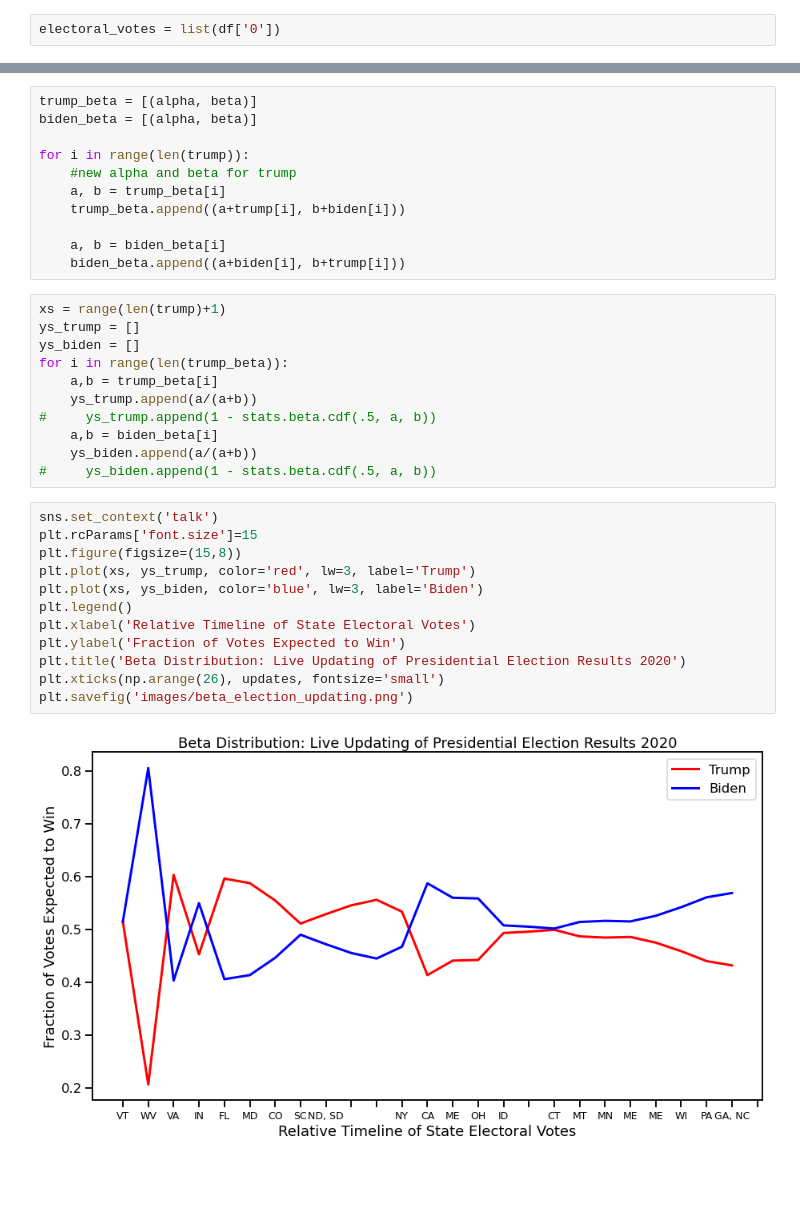
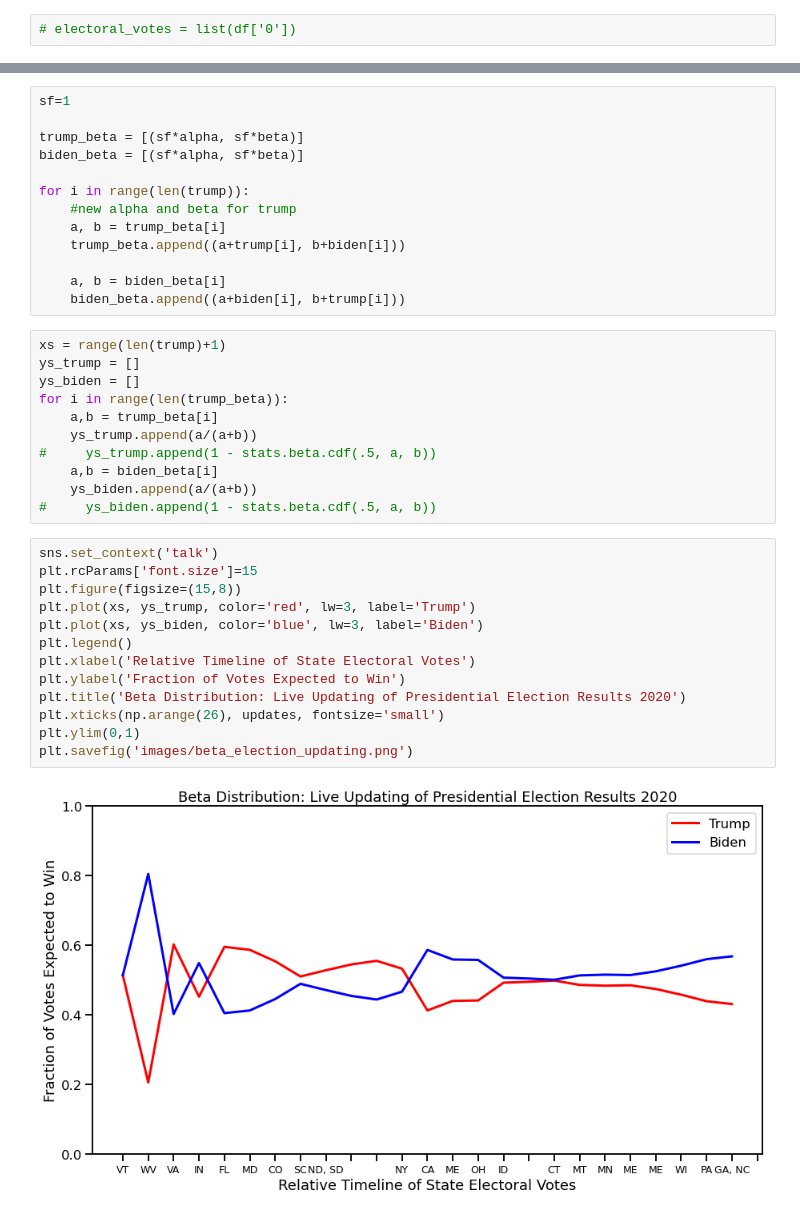
Before and after one commit to stlanier/presidential-beta-distributions, a Jupyter notebook: Beta Distribution of 2020 Election Data.ipynb, the cells around one changed output, grey strips where cells are left out. Drawn from its saved outputs; the diff is of its cells as text; blank space fills up the shorter version.

Commit message:
changed figure size

```diff
--- a/Beta Distribution of 2020 Election Data.ipynb
+++ b/Beta Distribution of 2020 Election Data.ipynb
@@ -134,5 +134,5 @@ df = pd.read_csv('data/presidential_election_data.csv', index_col='Unnamed: 0')
 # %%
-electoral_votes = list(df['0'])
+# electoral_votes = list(df['0'])
 # %%
 plt.hist(electoral_votes, bins='auto')
 # %% [output]
@@ -209,8 +210,10 @@ biden = [3, 0, 16-3, 0, 63-16, 77-63, 115-77, 0, 0, 0, 126-115, 205-126, 206-205
 trump = [0, 5, 13-5, 24-13, 90-24, 96-90, 120-96, 129-120, 138-129, 144-138, 0, 0, 162-144, 166-162, 204-166, 210-204, 213-210, 0, 0, 214-213, 0, 0, 0, 15+3]
 updates = ['VT', 'WV', 'VA', 'IN', 'FL', 'MD', 'CO', 'SC', 'ND, SD', '', '', 'NY', 'CA', 'ME', 'OH', 'ID', '', 'CT', 'MT', 'MN', 'ME', 'ME', 'WI', 'PA', 'GA, NC', '']
 # %%
-trump_beta = [(alpha, beta)]
-biden_beta = [(alpha, beta)]
+sf=1
+
+trump_beta = [(sf*alpha, sf*beta)]
+biden_beta = [(sf*alpha, sf*beta)]
 
 for i in range(len(trump)):
     #new alpha and beta for trump
@@ -233,14 +236,15 @@ for i in range(len(trump_beta)):
 # %%
 sns.set_context('talk')
 plt.rcParams['font.size']=15
 plt.figure(figsize=(15,8))
 plt.plot(xs, ys_trump, color='red', lw=3, label='Trump')
 plt.plot(xs, ys_biden, color='blue', lw=3, label='Biden')
 plt.legend()
 plt.xlabel('Relative Timeline of State Electoral Votes')
 plt.ylabel('Fraction of Votes Expected to Win')
 plt.title('Beta Distribution: Live Updating of Presidential Election Results 2020')
 plt.xticks(np.arange(26), updates, fontsize='small')
+plt.ylim(0,1)
 plt.savefig('images/beta_election_updating.png')
 # %% [output]
-[figure, old version]
+[figure, new version]
```
Also changed, not shown: parts of 6 cells of this notebook, 1 other file.
